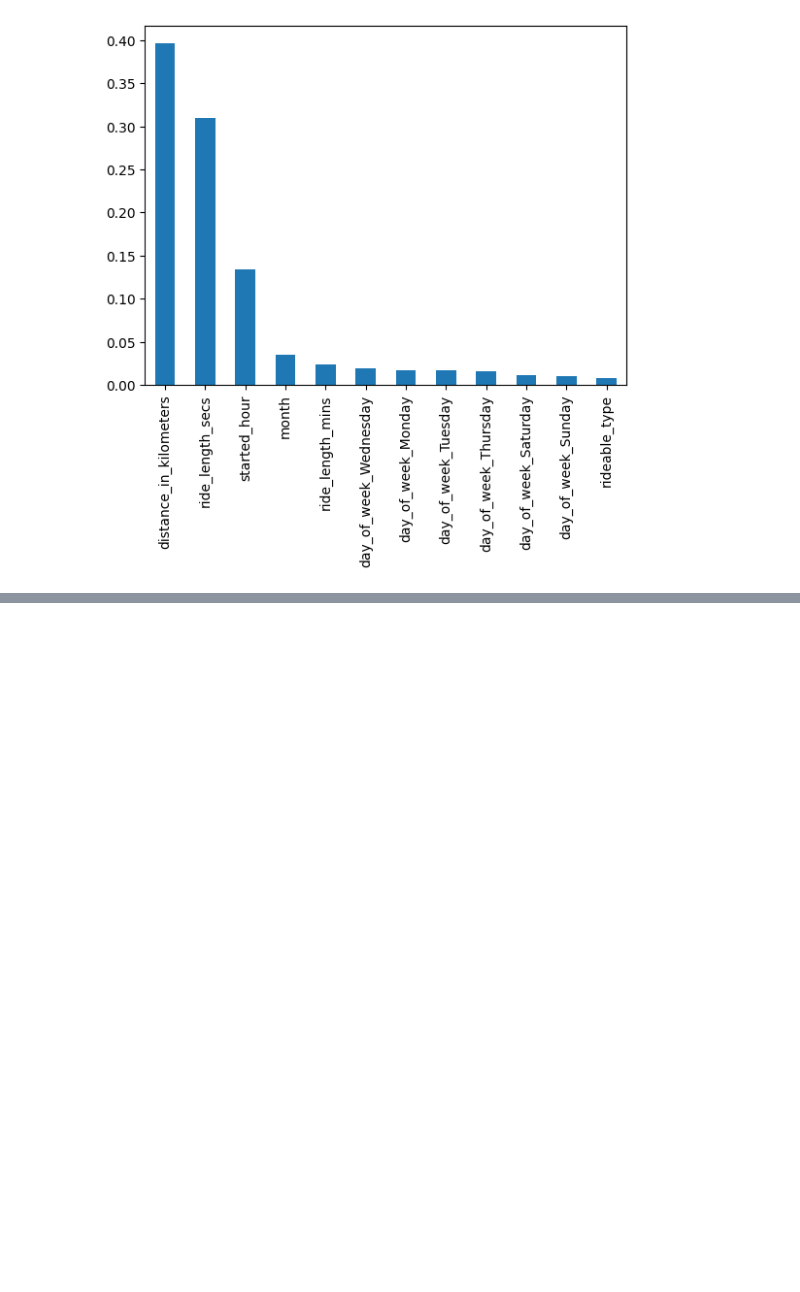
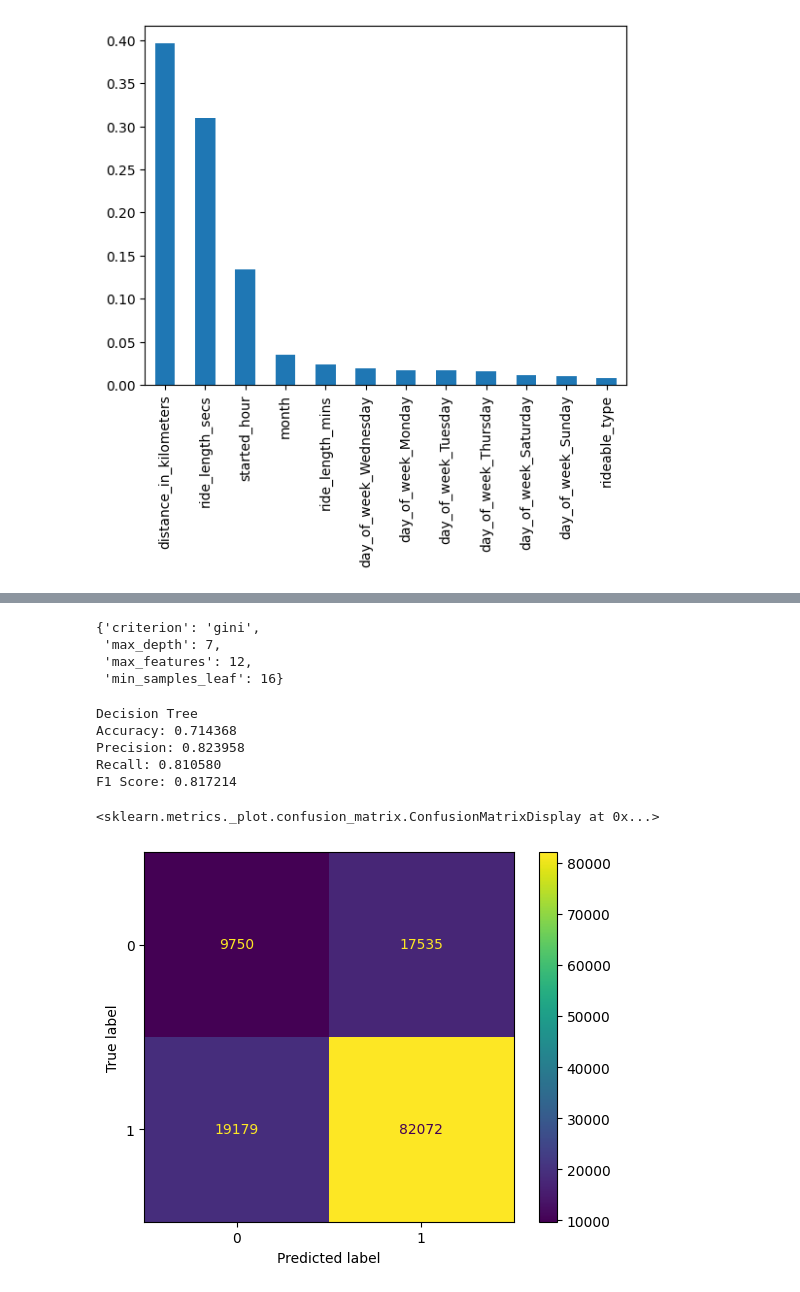
Before and after one commit to ndminh2003/Divvy_Bike_Case_Study_Analysis, a Jupyter notebook: divvy-casestudy.ipynb, the cells around one changed output, grey strips where cells are left out. Saved outputs shown, nothing was run; the diff lists cells and outputs as text; code cells hidden in the pictures; blank space fills up the shorter version.

```diff
--- a/divvy-casestudy.ipynb
+++ b/divvy-casestudy.ipynb
@@ -889,0 +941,30 @@ forest_importances.plot.bar(ax=ax);
+# %%
+clf.best_params_
+# %% [output]
+{'criterion': 'gini',
+ 'max_depth': 7,
+ 'max_features': 12,
+ 'min_samples_leaf': 16}
+# %%
+fine_tree = DecisionTreeClassifier(criterion = 'entropy', max_depth = 10, max_features = 13, min_samples_leaf = 3, random_state=0)
+fine_tree.fit(X1_train, y1_train)
+fine_pred = decision_tree.predict(X1_test)
+# %%
+print("Decision Tree")
+print("Accuracy:", "%.6f" % metrics.accuracy_score(y1_test, fine_pred))
+print("Precision:", "%.6f" % metrics.precision_score(y1_test, fine_pred))
+print("Recall:", "%.6f" % metrics.recall_score(y1_test, fine_pred))
+print("F1 Score:", "%.6f" % metrics.f1_score(y1_test, fine_pred))
+# %% [output]
+Decision Tree
+Accuracy: 0.714368
+Precision: 0.823958
+Recall: 0.810580
+F1 Score: 0.817214
+# %%
+cm = metrics.confusion_matrix(y1_test, fine_pred, labels = decision_tree.classes_)
+disp = metrics.ConfusionMatrixDisplay(confusion_matrix = cm,display_labels = decision_tree.classes_)
+disp.plot()
+# %% [output]
+<sklearn.metrics._plot.confusion_matrix.ConfusionMatrixDisplay at 0x...>
+[figure, added]
```
Also changed, not shown: parts of 47 cells of this notebook.
